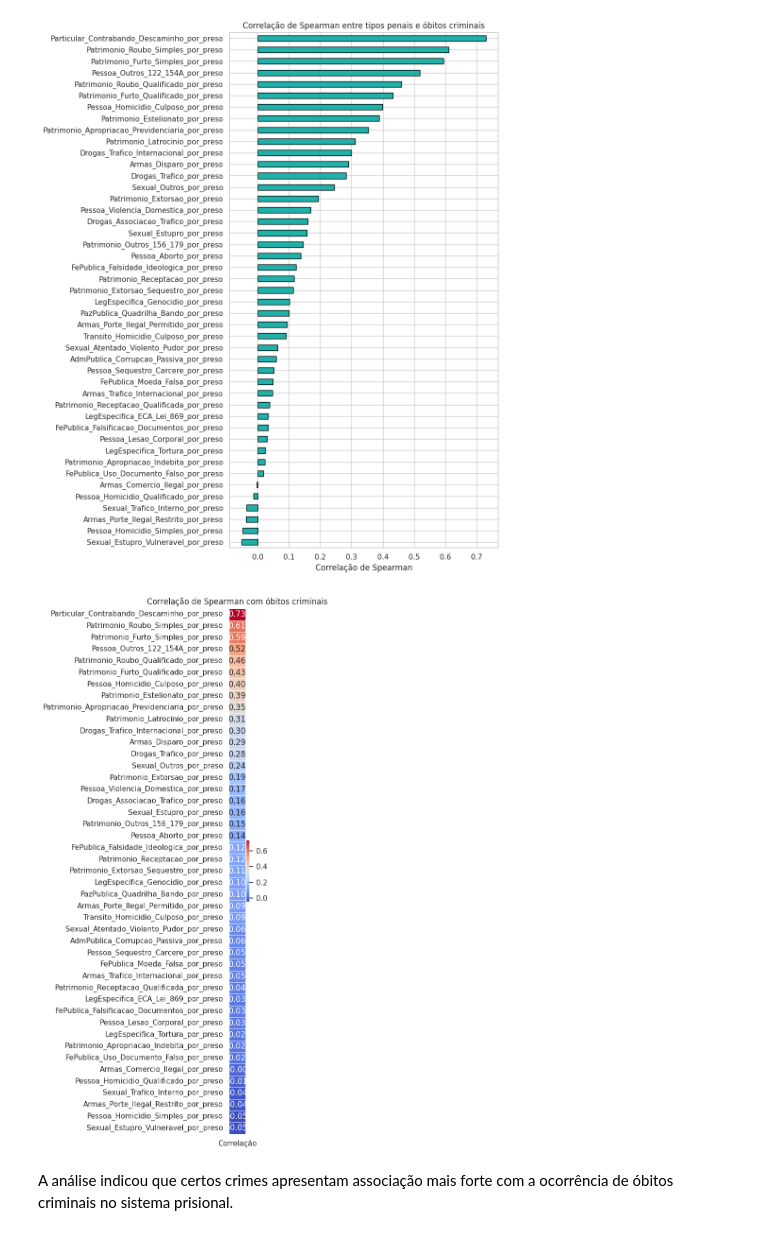
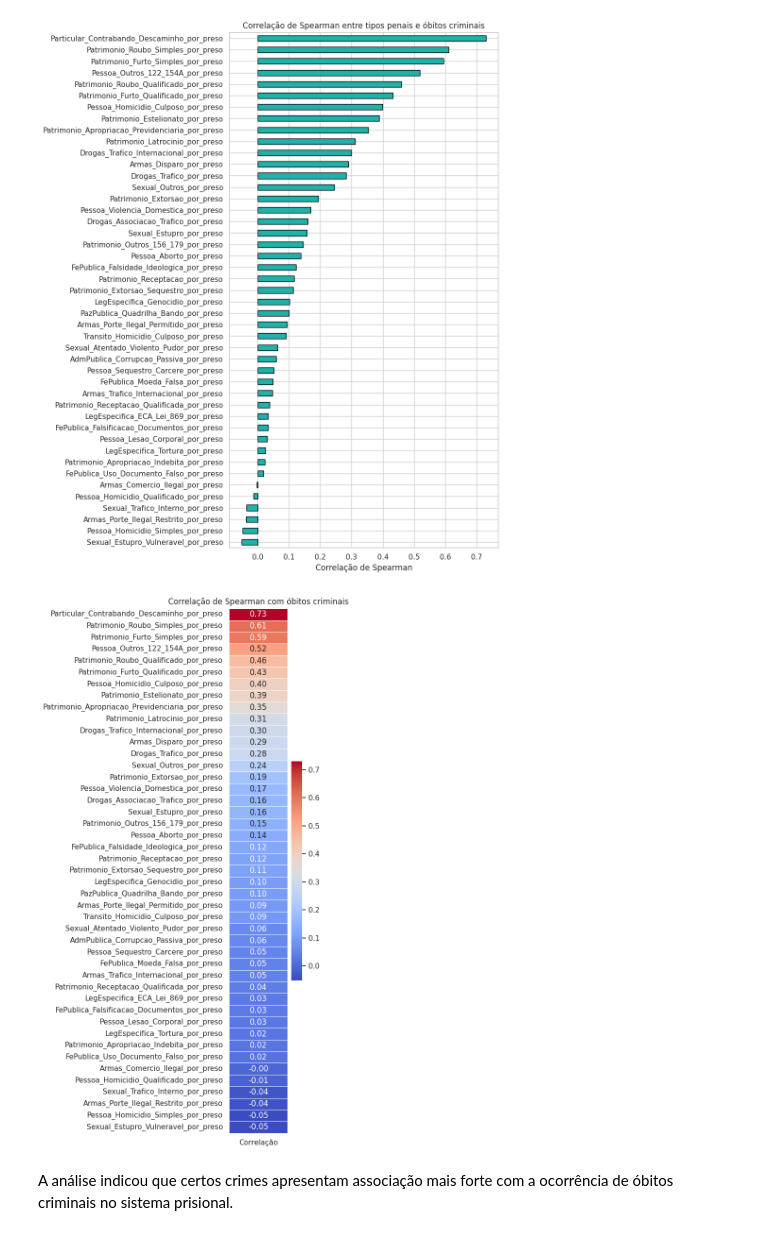
Before and after one commit to Caio-Brega/introducao-ciencia-dos-dados, a Jupyter notebook: TP_ICD.ipynb, the cells around one changed output. Saved outputs shown, nothing was run; the diff lists cells and outputs as text; code cells hidden in the pictures.

```diff
--- a/TP_ICD.ipynb
+++ b/TP_ICD.ipynb
@@ -725,22 +725,22 @@ plt.show()
 # %% [output]
 [figure]
 # %%
-plt.figure(figsize=(5, 12))
+plt.figure(figsize=(6, 12))
 
 # Criação de um heatmap para representar as correlações de Spearman
 sns.heatmap(spearman_obitos.to_frame(),
             cmap='coolwarm',
             annot=True,
             fmt=".2f",
             linewidths=0.5,
             cbar=True,
             xticklabels=['Correlação'])
 
 plt.title('Correlação de Spearman com óbitos criminais')
 plt.tight_layout()
 plt.show()
 # %% [output]
-[figure, old version]
+[figure, new version]
 # %% [markdown]
 A análise indicou que certos crimes apresentam associação mais forte com a ocorrência de óbitos criminais no sistema prisional.
 # %% [markdown]
```
Also changed, not shown: parts of 1 cell of this notebook.
